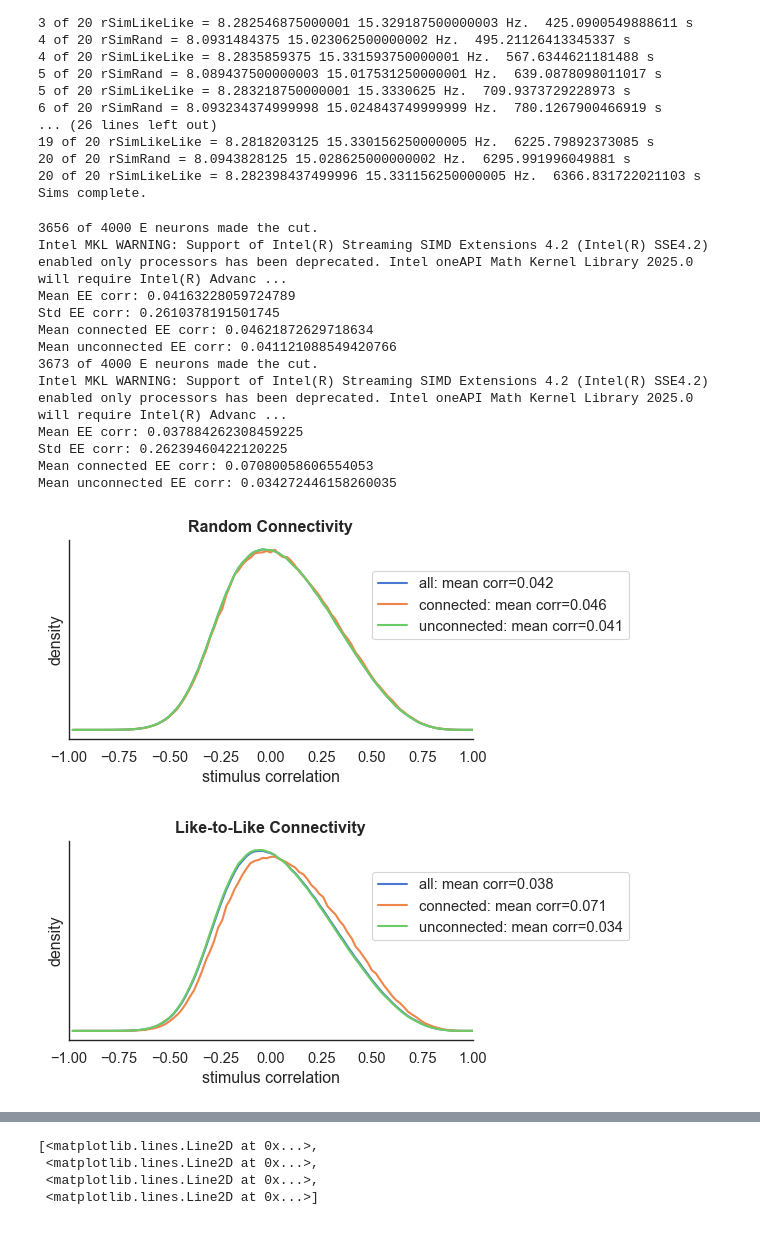
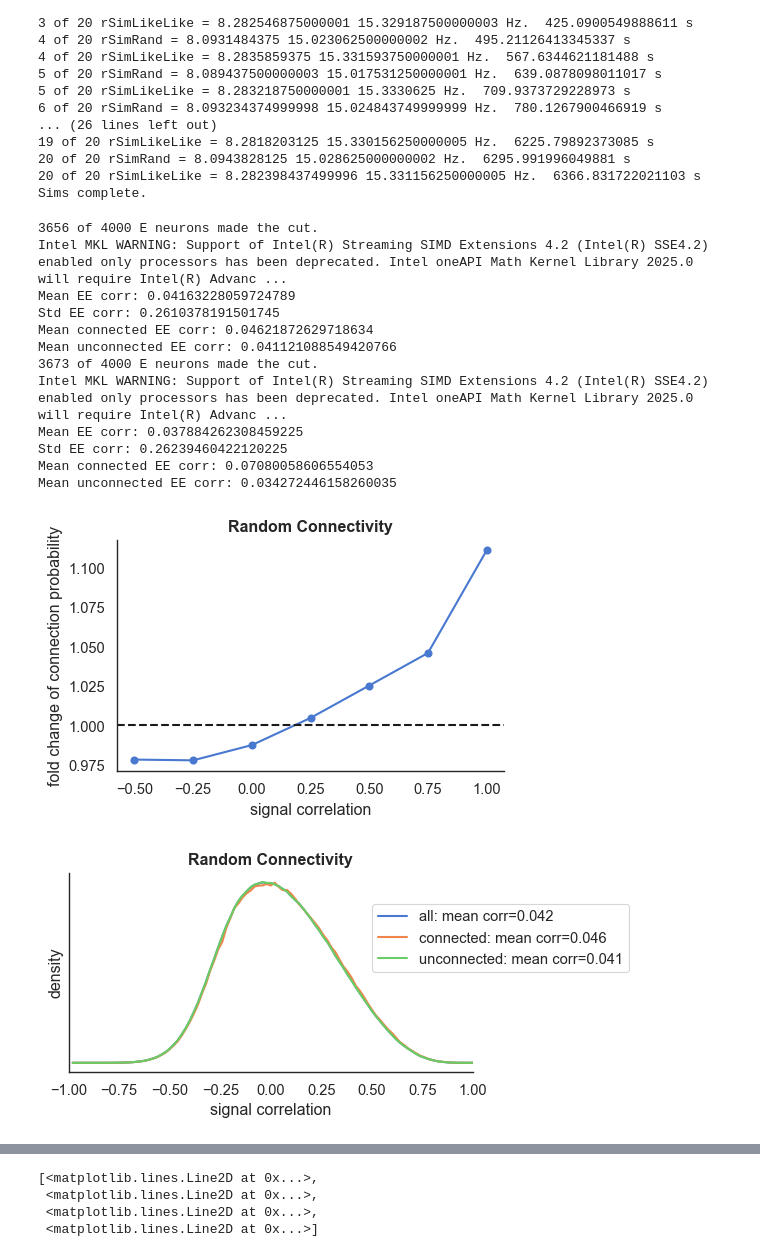
Before and after one commit to RobertRosenbaum/MicronsBalancedModel, a Jupyter notebook: MultiTrialRandLikeLikeTogether.ipynb, the cells around one changed output, grey strips where cells are left out. Drawn from its saved outputs; the diff is of its cells as text; code cells hidden in the pictures.

```diff
--- a/MultiTrialRandLikeLikeTogether.ipynb
+++ b/MultiTrialRandLikeLikeTogether.ipynb
@@ -162,7 +162,6 @@ Sims complete.
 sns.set(context='paper',style='white',font_scale=1.2,rc={"lines.linewidth":1.5})
 sns.set_palette('muted')
 #%config InlineBackend.figure_format = 'retina'
-
 
 rmin=1.0/1000
 
@@ -201,6 +200,21 @@ print('Mean connected EE corr:',mConnectedEECorrsRand)
 print('Mean unconnected EE corr:',mUnconnectedEECorrsRand)
 
 
+StimCorrBins = np.array([-1,-.5,-.25,0.0,.25,.5,.75,1.0])
+ConnProbAtStimCorrRand=np.zeros(len(StimCorrBins)-1)
+for i in range(1,len(StimCorrBins)):
+    I1,I2=np.where(np.logical_and(CutoffEECorrMatrix>StimCorrBins[i-1],CutoffEECorrMatrix<=StimCorrBins[i]))
+    I11=I1[I1>I2]
+    I22=I2[I1>I2]
+    ConnProbAtStimCorrRand[i-1]=(JeeCutoff[I11,I22]!=0).mean()
+
+plt.figure(figsize=(5,3))
+plt.plot(StimCorrBins[1:],ConnProbAtStimCorrRand/p0,'-o')
+plt.axhline(y = 1, color = 'k', linestyle = '--')
+plt.title('Random Connectivity', weight='bold')
+plt.xlabel('signal correlation')
+plt.ylabel('fold change of connection probability')
+sns.despine()
 
 
 hAllEERand,_=np.histogram(AllEECorrs,CorrBins,density=True)
@@ -212,7 +226,7 @@ plt.plot(CorrBins[1:],hAllEERand, label="all: mean corr={:.3f}".format(mAllEECor
 plt.plot(CorrBins[1:],hConnEERand, label="connected: mean corr={:.3f}".format(mConnectedEECorrsRand))
 plt.plot(CorrBins[1:],hUnconnEERand, label="unconnected: mean corr={:.3f}".format(mUnconnectedEECorrsRand))
 plt.ylabel('density')
-plt.xlabel('stimulus correlation')
+plt.xlabel('signal correlation')
 plt.legend(loc=(.75,.5))
 plt.xlim([-1,1])
 plt.title('Random Connectivity', weight='bold')
@@ -243,6 +257,23 @@ ConnectedEECorrs=CutoffEECorrMatrix[np.where(np.triu(JeeCutoff,k=1))]
 UnconnectedEECorrs=CutoffEECorrMatrix[np.where(np.triu(np.logical_not(JeeCutoff),k=1))]
 
 
+StimCorrBins = np.array([-1,-.5,-.25,0.0,.25,.5,.75,1.0])
+ConnProbAtStimCorrLikeLike=np.zeros(len(StimCorrBins)-1)
+for i in range(1,len(StimCorrBins)):
+    I1,I2=np.where(np.logical_and(CutoffEECorrMatrix>StimCorrBins[i-1],CutoffEECorrMatrix<=StimCorrBins[i]))
+    I11=I1[I1>I2]
+    I22=I2[I1>I2]
+    ConnProbAtStimCorrLikeLike[i-1]=(JeeCutoff[I11,I22]!=0).mean()
+
+plt.figure(figsize=(5,3))
+plt.plot(StimCorrBins[1:],ConnProbAtStimCorrLikeLike/p0,'-o')
+plt.axhline(y = 1, color = 'k', linestyle = '--')
+plt.title('Like-to-Like Connectivity', weight='bold')
+plt.xlabel('signal correlation')
+plt.ylabel('fold change of connection probability')
+sns.despine()
+
+
 print('Mean EE corr:',AllEECorrs.mean())
 print('Std EE corr:',AllEECorrs.std())
 print('Mean connected EE corr:',ConnectedEECorrs.mean())
@@ -254,33 +285,33 @@ hUnconnEELikeLike,_=np.histogram(UnconnectedEECorrs,CorrBins,density=True)
 
 mAllEECorrsLikeLike=AllEECorrs.mean()
 mConnectedEECorrsLikeLike=ConnectedEECorrs.mean()
 mUnconnectedEECorrsLikeLike=UnconnectedEECorrs.mean()
 
 
 plt.figure(figsize=(6,3))
 plt.plot(CorrBins[1:],hAllEELikeLike, label="all: mean corr={:.3f}".format(mAllEECorrsLikeLike))
 plt.plot(CorrBins[1:],hConnEELikeLike, label="connected: mean corr={:.3f}".format(mConnectedEECorrsLikeLike))
 plt.plot(CorrBins[1:],hUnconnEELikeLike, label="unconnected: mean corr={:.3f}".format(mUnconnectedEECorrsLikeLike))
 plt.ylabel('density')
-plt.xlabel('stimulus correlation')
+plt.xlabel('signal correlation')
 plt.legend(loc=(.75,.5))
 plt.xlim([-1,1])
 plt.title('Like-to-Like Connectivity', weight='bold')
 plt.yticks([])
 sns.despine()
 plt.tight_layout()
 # %% [output]
 3656 of 4000 E neurons made the cut.
 Intel MKL WARNING: Support of Intel(R) Streaming SIMD Extensions 4.2 (Intel(R) SSE4.2) enabled only processors has been deprecated. Intel oneAPI Math Kernel Library 2025.0 will require Intel(R) Advanc ...
 Mean EE corr: 0.04163228059724789
 Std EE corr: 0.2610378191501745
 Mean connected EE corr: 0.04621872629718634
 Mean unconnected EE corr: 0.041121088549420766
 3673 of 4000 E neurons made the cut.
 Intel MKL WARNING: Support of Intel(R) Streaming SIMD Extensions 4.2 (Intel(R) SSE4.2) enabled only processors has been deprecated. Intel oneAPI Math Kernel Library 2025.0 will require Intel(R) Advanc ...
 Mean EE corr: 0.037884262308459225
 Std EE corr: 0.26239460422120225
 Mean connected EE corr: 0.07080058606554053
 Mean unconnected EE corr: 0.034272446158260035
-[figure, old version]
+[figure, new version]
-[figure, old version]
+[figure, new version]
```
Also changed, not shown: parts of 3 cells of this notebook, 6 other files.
